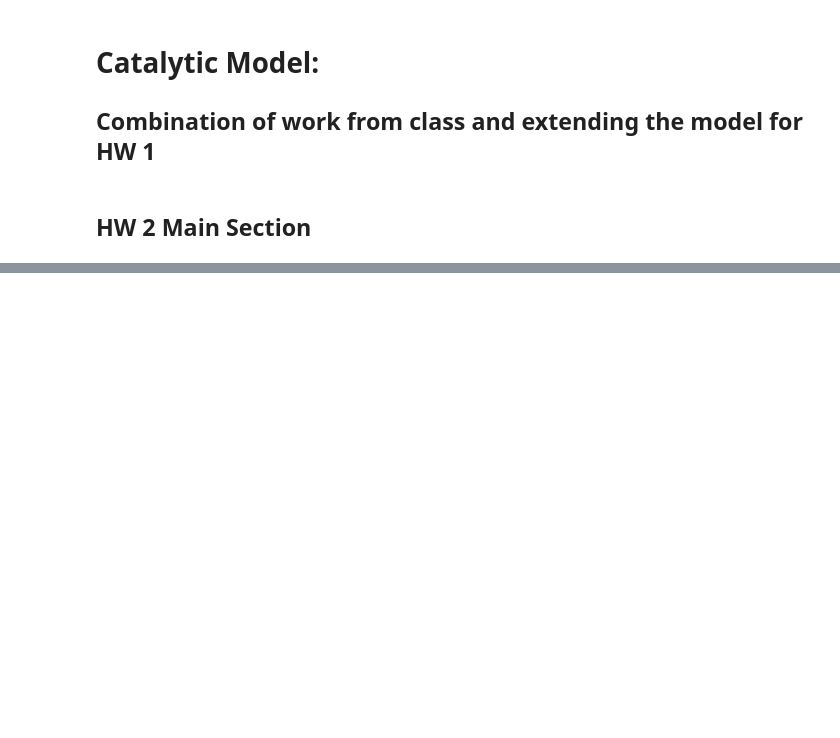
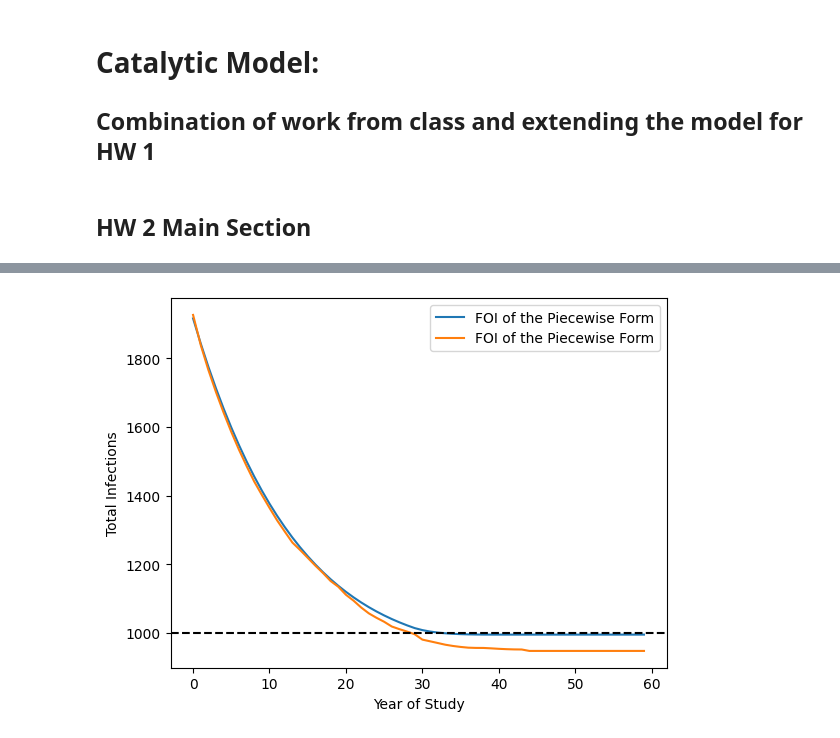
Before and after one commit to hunter-lybbert/uw-central, a Jupyter notebook: disease_dynamics/hw_02/hw02.ipynb, the cells around one changed output, grey strips where cells are left out. Cells and saved outputs as stored; diff of their text form; code cells hidden in the pictures; blank space fills up the shorter version.

```diff
--- a/disease_dynamics/hw_02/hw02.ipynb
+++ b/disease_dynamics/hw_02/hw02.ipynb
@@ -382,0 +499,21 @@ plt.show()
+# %%
+direct_init_susc = np.insert(np.ones(MAX_AGE - 1)*np.log(900), 0, np.log(POPULATION_PER_AGE))
+params = np.array([np.log(0.1), np.log(0.1), logit(5/MAX_AGE), np.log(5)])
+total_params = np.concat([params, direct_init_susc])
+# %%
+results_nm_lambda_by_age_partial = minimize(
+    objective_function,
+    # x0=np.array([np.log(0.1), np.log(0.1), logit(5/MAX_AGE), np.log(5)]),
+    x0=total_params,
+    args=(ForceOfInfectionMethod.AGE_PIECEWISE, age_piecewise_gt, True, 60, InitialSusceptibleMethod.DIRECT, ),
+    method="Nelder-Mead",
+    options={"maxiter": 1000},
+)
+# results_bfgs_lambda_by_age_partial = minimize(
+#     objective_function,
+#     x0=[0.1, 0.1],
+#     args=(LambdaVariationMethod.AGE, si_out_foi_by_age_gt, True, True, False),
+#     method="L-BFGS-B",
+#     bounds=[(0.01, 0.5), (0.01, 0.5)],
+#     options={"maxiter": 100},
+# )
@@ -382,0 +528,21 @@ plt.show()
+# %%
+predicted_res = catalytic_model(
+    model_params=results_nm_lambda_by_age_partial.x,
+    force_of_infection_method=ForceOfInfectionMethod.AGE_PIECEWISE,
+    initial_susceptible_method=InitialSusceptibleMethod.DIRECT,
+    num_years=70,
+    include_births=True,
+    deterministic=True,
+)
+
+plt.plot(get_infections_by_year(age_piecewise_gt, num_years=70)[10:], label="FOI of the Piecewise Form")
+plt.plot(get_infections_by_year(predicted_res, num_years=70)[10:], label="FOI of the Piecewise Form")
+# plt.plot(get_infections_by_year(age_log_lin_gt, num_years=70), label="FOI of the Log Linear Form")
+# plt.plot(get_infections_by_year(age_piecewise_gt_2_point_0, num_years=70), label="FOI of the Piecewise Form", linestyle='-.', c='r')
+plt.axhline(1000, color="black", linestyle="--")
+plt.ylabel("Total Infections")
+plt.xlabel("Year of Study")
+plt.legend()
+plt.show()
+# %% [output]
+[figure, added]
```
Also changed, not shown: parts of 13 cells of this notebook.
